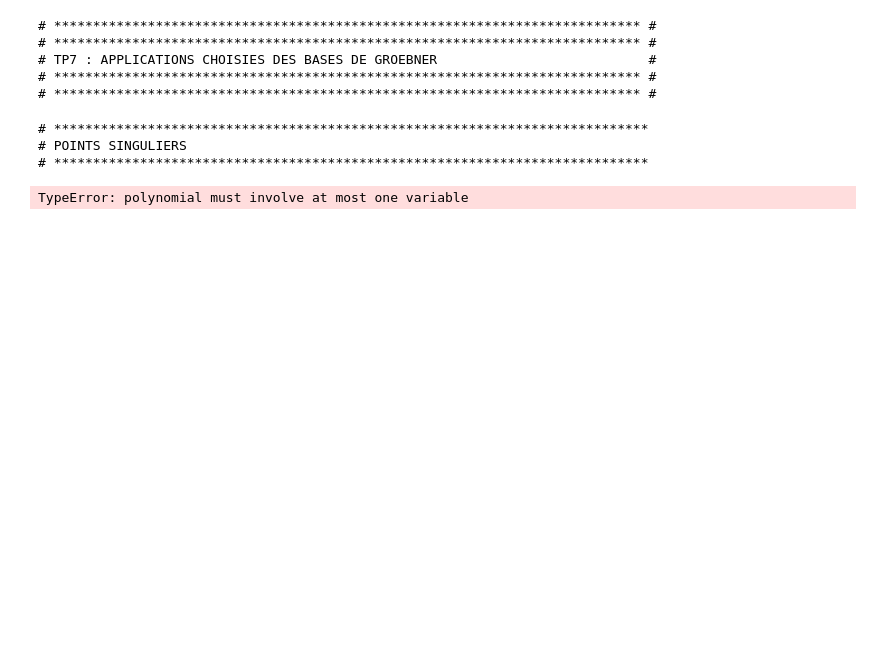
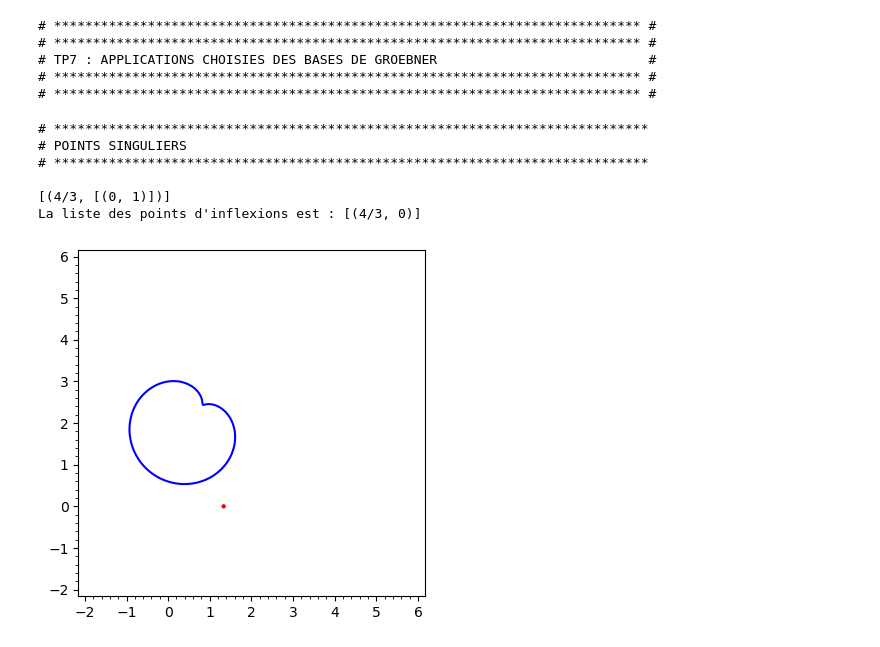
Before and after one commit to scarlett-KONG/ACCQ203, a Jupyter notebook: TP7.ipynb, the cells around one changed output. Saved outputs shown, nothing was run; the diff lists cells and outputs as text; code cells hidden in the pictures; blank space fills up the shorter version.

```diff
--- a/TP7.ipynb
+++ b/TP7.ipynb
@@ -41,39 +41,42 @@ print("""\
 # Donnees de l'enonce de l'exercice
 
 MPol.<x,y> = PolynomialRing(QQ,2)
 f = 5*x^4 - 10*x^3 + 10*x^2*y^2 - 40*x^2*y + 40*x^2 - 10*x*y^2 + 40*x*y - 32*x + 5*y^4 - 40*y^3 + 115*y^2 - 136*y + 48
 
 # Code pour l'EXERCICE
 #Gradient of the equation
 grad = vector(MPol, [f.derivative(x), f.derivative(y)])
 
 # Ideal and Groebner basis computation
 I = Ideal(f,grad[0],grad[1])
 basis = I.groebner_basis()
 
-#Roots computation
+#Extract roots for y
 yroots = basis[1].subs(x=0).univariate_polynomial().roots()
-roots = [(xval, y.subs(x=xval).univariate_polynomial().roots()) for xval, _ in yroots]
 
-# Flatten the list of roots
-roots = [(x, yval) for x, yvals in roots for yvals, _ in yvals]
+#Calculate singular points
+roots = [(xval,[(0,yval)]) for xval, yval in yroots]
 
+print(roots)
 
 # Calculate singular points
-PtsSinguliers = roots
 
+PtsSinguliers = [(x, yval) for x, yvals in roots for yval, _ in yvals]
 
 # # Affichage des resultats
 
 print("La liste des points d'inflexions est :",PtsSinguliers)
 G1 = implicit_plot(f,(x,-2,6),(y,-2,6),color='blue')
 G2 = points(PtsSinguliers,color='red')
 show(G1+G2)
 # %% [output]
 # ****************************************************************************
 # POINTS SINGULIERS
 # ****************************************************************************
+
+[(4/3, [(0, 1)])]
+La liste des points d'inflexions est : [(4/3, 0)]
-TypeError: polynomial must involve at most one variable
+[figure, added]
 # %%
 
 reset()
```
Also changed, not shown: 1 other file.
